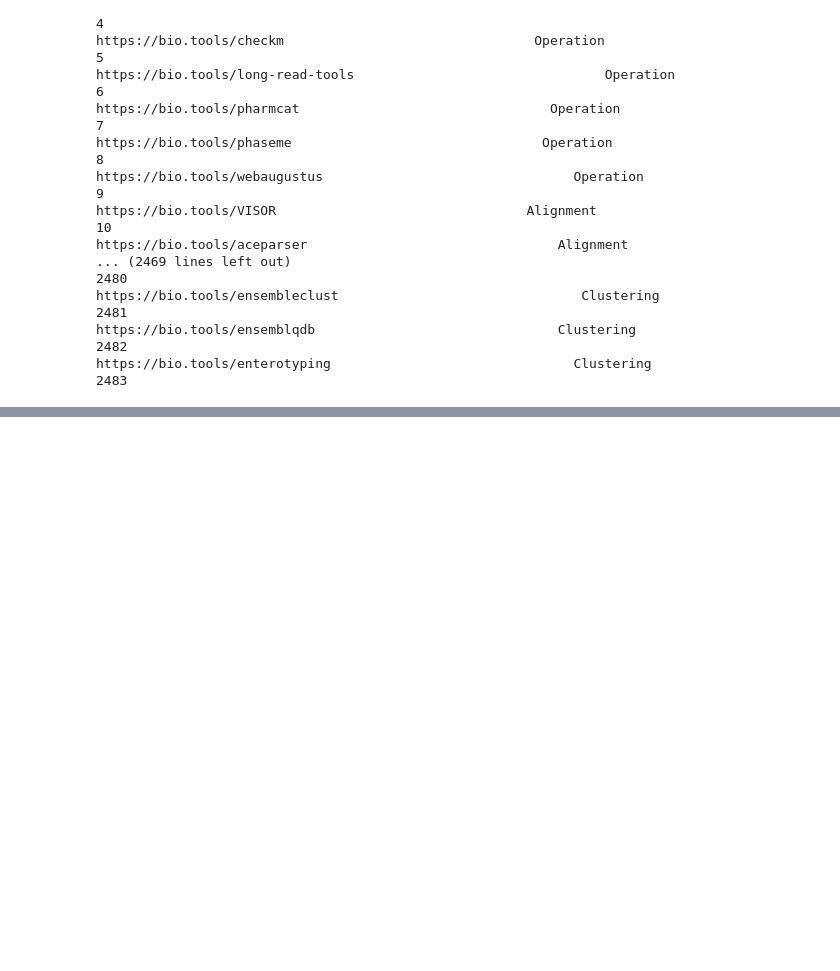
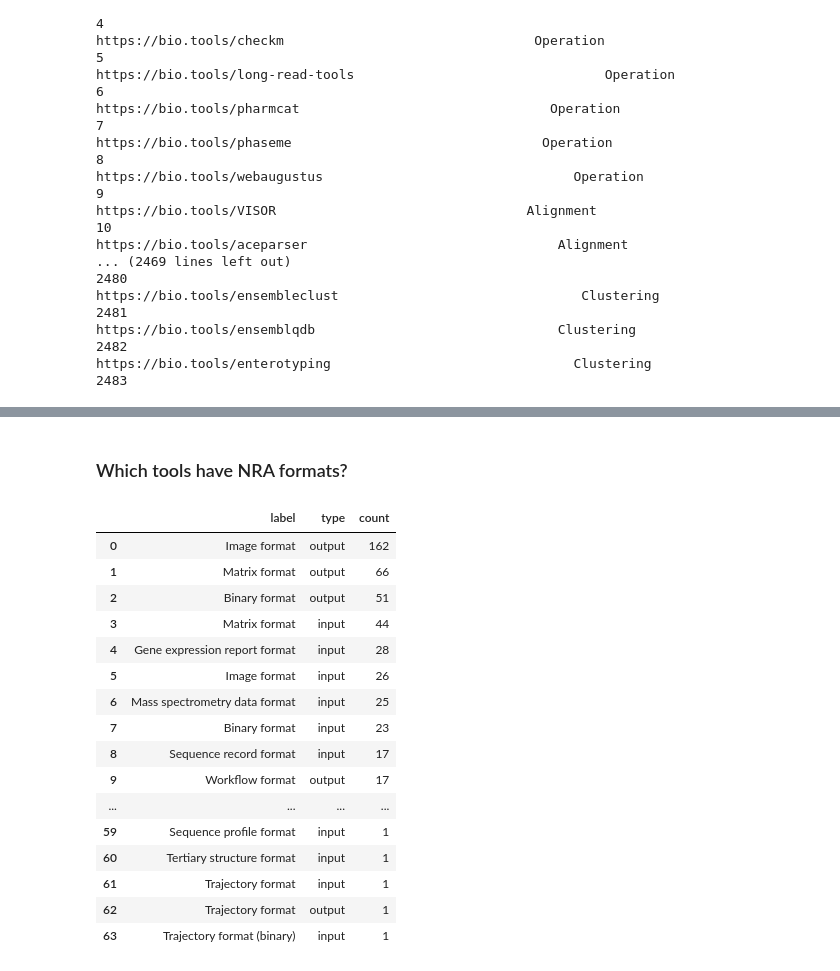
Before and after one commit to bio-tools/biohackathon2022, a Jupyter notebook: notebooks/NotRecommendedForAnnotation.ipynb, the cells around one changed output, grey strips where cells are left out. Cells and saved outputs as stored; diff of their text form; code cells hidden in the pictures; blank space fills up the shorter version.

```diff
--- a/notebooks/NotRecommendedForAnnotation.ipynb
+++ b/notebooks/NotRecommendedForAnnotation.ipynb
@@ -226,0 +265,37 @@ remote_query(q)
+# %% [markdown]
+### Which tools have NRA formats?
+# %%
+q = '''
+SELECT ?label ?type (COUNT(?label) as ?count) WHERE {
+    { ?biotools_id a sc:SoftwareApplication;
+      bsc:input [sc:encodingFormat ?format];
+      VALUES ?type {'input'}.}
+    UNION
+    { ?biotools_id a sc:SoftwareApplication;
+      bsc:output [sc:encodingFormat ?format];
+      VALUES ?type {'output'}.}
+   ?format rdfs:label ?label.
+   ?format edam:notRecommendedForAnnotation true.
+}
+GROUP BY ?label ?type
+ORDER BY DESC(?count) ?label ?type
+'''
+remote_query(q)
+# %% [output]
+|  | label | type | count |
+| 0 | Image format | output | 162 |
+| 1 | Matrix format | output | 66 |
+| 2 | Binary format | output | 51 |
+| 3 | Matrix format | input | 44 |
+| 4 | Gene expression report format | input | 28 |
+| 5 | Image format | input | 26 |
+| 6 | Mass spectrometry data format | input | 25 |
+| 7 | Binary format | input | 23 |
+| 8 | Sequence record format | input | 17 |
+| 9 | Workflow format | output | 17 |
+| ... | ... | ... | ... |
+| 59 | Sequence profile format | input | 1 |
+| 60 | Tertiary structure format | input | 1 |
+| 61 | Trajectory format | input | 1 |
+| 62 | Trajectory format | output | 1 |
+| 63 | Trajectory format (binary) | input | 1 |
```
Also changed, not shown: parts of 13 cells of this notebook.
